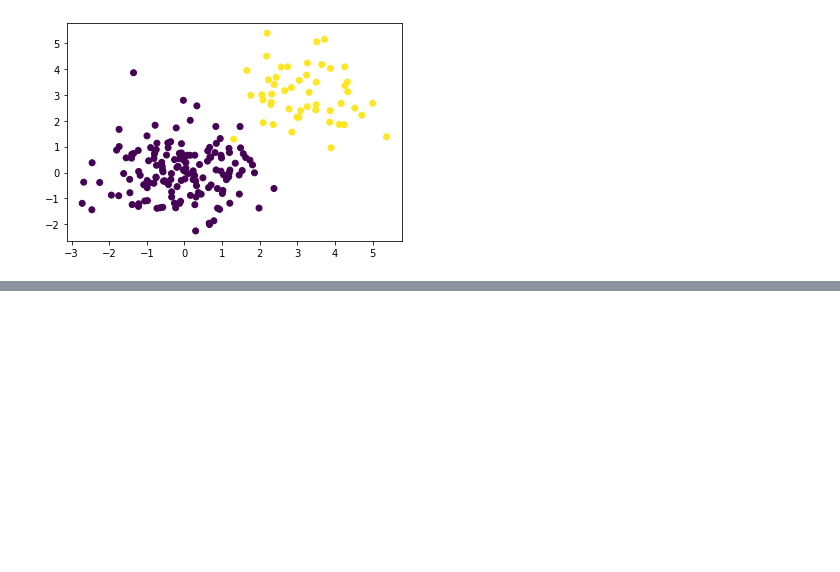
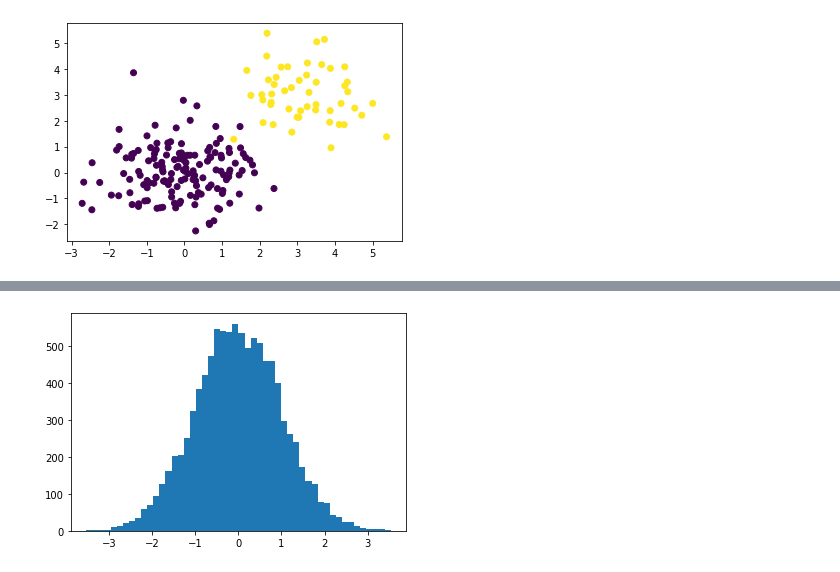
Before and after one commit to VHugoBarnes/machine-learning-practice, a Jupyter notebook: numpy-stack/matplotlib-tutorial.ipynb, the cells around one changed output, grey strips where cells are left out. Drawn from its saved outputs; the diff is of its cells as text; code cells hidden in the pictures; blank space fills up the shorter version.

```diff
--- a/numpy-stack/matplotlib-tutorial.ipynb
+++ b/numpy-stack/matplotlib-tutorial.ipynb
@@ -41,0 +56,4 @@ plt.scatter(X[:,0], X[:,1], c=Y)
+# %%
+plt.hist(X, bins=50);
+# %% [output]
+[figure, added]
```
Also changed, not shown: parts of 4 cells of this notebook.
